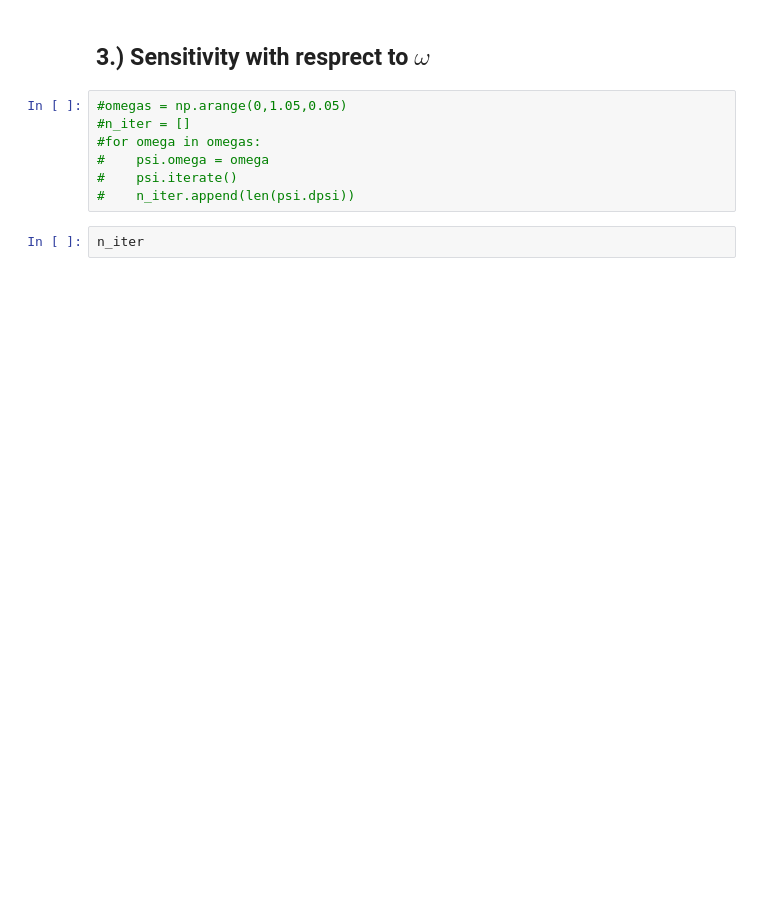
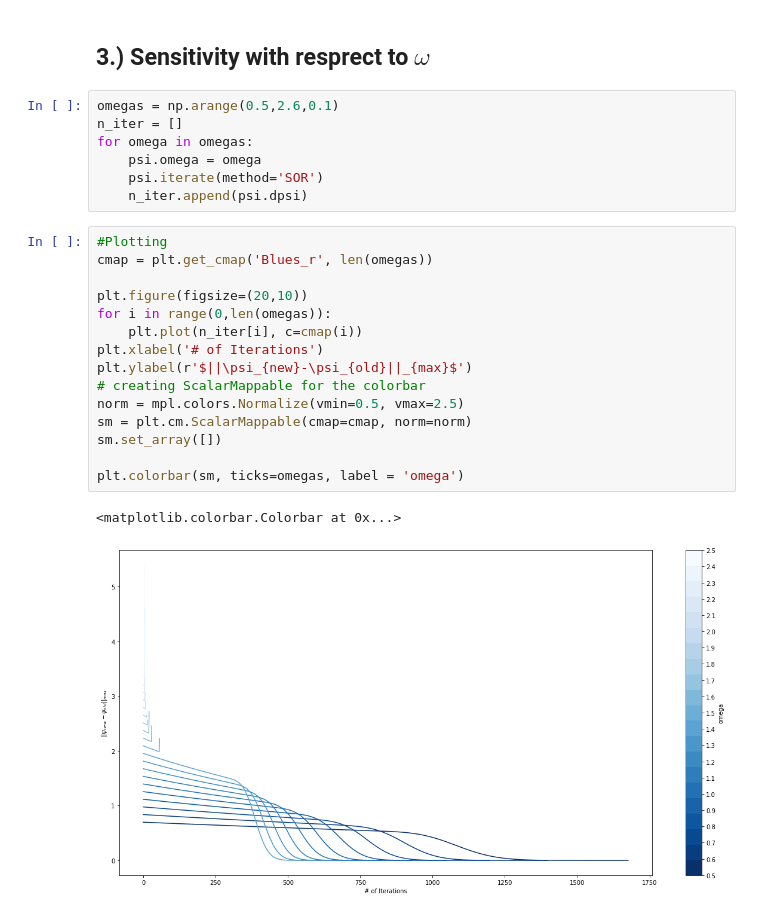
Before and after one commit to vopikamm/climNUM, a Jupyter notebook: Ex6/Exercise_06_The_Stommel_problem.ipynb, the cells around one changed output. Cells and saved outputs as stored; diff of their text form; blank space fills up the shorter version.

```diff
--- a/Ex6/Exercise_06_The_Stommel_problem.ipynb
+++ b/Ex6/Exercise_06_The_Stommel_problem.ipynb
@@ -198,11 +210,27 @@ plt.legend()
 # %% [markdown]
 ## 3.) Sensitivity with resprect to $\omega$
 # %%
-#omegas = np.arange(0,1.05,0.05)
-#n_iter = []
-#for omega in omegas:
-#    psi.omega = omega
-#    psi.iterate()
-#    n_iter.append(len(psi.dpsi))
+omegas = np.arange(0.5,2.6,0.1)
+n_iter = []
+for omega in omegas:
+    psi.omega = omega
+    psi.iterate(method='SOR')
+    n_iter.append(psi.dpsi)
-# %%
-n_iter
+# %%
+#Plotting
+cmap = plt.get_cmap('Blues_r', len(omegas))
+
+plt.figure(figsize=(20,10))
+for i in range(0,len(omegas)):
+    plt.plot(n_iter[i], c=cmap(i))
+plt.xlabel('# of Iterations')
+plt.ylabel(r'$||\psi_{new}-\psi_{old}||_{max}$')
+# creating ScalarMappable for the colorbar
+norm = mpl.colors.Normalize(vmin=0.5, vmax=2.5)
+sm = plt.cm.ScalarMappable(cmap=cmap, norm=norm)
+sm.set_array([])
+
+plt.colorbar(sm, ticks=omegas, label = 'omega')
+# %% [output]
+<matplotlib.colorbar.Colorbar at 0x...>
+[figure, added]
```
Also changed, not shown: parts of 12 cells of this notebook.
